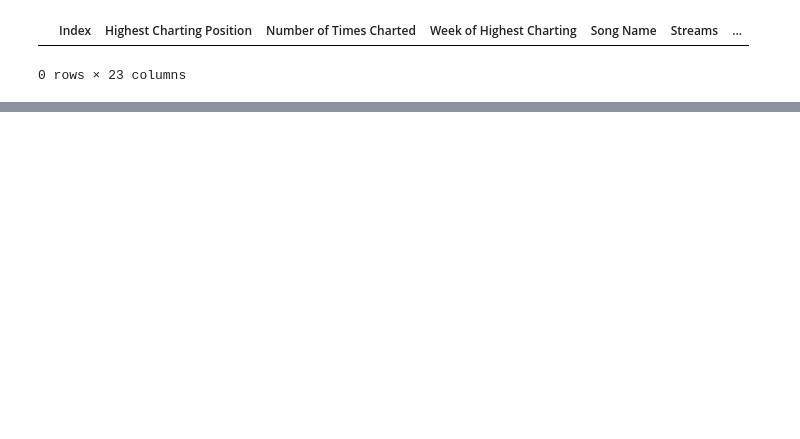
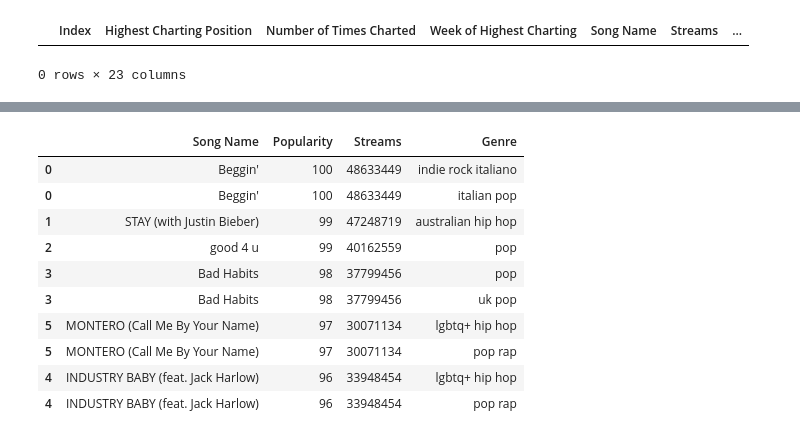
Before and after one commit to memeguerrini/Project-One, a Jupyter notebook: spotify.ipynb, the cells around one changed output, grey strips where cells are left out. Saved outputs shown, nothing was run; the diff lists cells and outputs as text; code cells hidden in the pictures; blank space fills up the shorter version.

```diff
--- a/spotify.ipynb
+++ b/spotify.ipynb
@@ -120,0 +143,17 @@ popularity_df.loc[popularity_df['Popularity']==0]
+# %%
+# Determine the top genres based on popularity and streams
+
+top10 = genre_df[['Song Name', 'Popularity', 'Streams', 'Genre']].nlargest(10, ['Popularity','Streams'])
+top10
+# %% [output]
+|  | Song Name | Popularity | Streams | Genre |
+| 0 | Beggin' | 100 | 48633449 | indie rock italiano |
+| 0 | Beggin' | 100 | 48633449 | italian pop |
+| 1 | STAY (with Justin Bieber) | 99 | 47248719 | australian hip hop |
+| 2 | good 4 u | 99 | 40162559 | pop |
+| 3 | Bad Habits | 98 | 37799456 | pop |
+| 3 | Bad Habits | 98 | 37799456 | uk pop |
+| 5 | MONTERO (Call Me By Your Name) | 97 | 30071134 | lgbtq+ hip hop |
+| 5 | MONTERO (Call Me By Your Name) | 97 | 30071134 | pop rap |
+| 4 | INDUSTRY BABY (feat. Jack Harlow) | 96 | 33948454 | lgbtq+ hip hop |
+| 4 | INDUSTRY BABY (feat. Jack Harlow) | 96 | 33948454 | pop rap |
```
Also changed, not shown: parts of 18 cells of this notebook, 9 other files.
